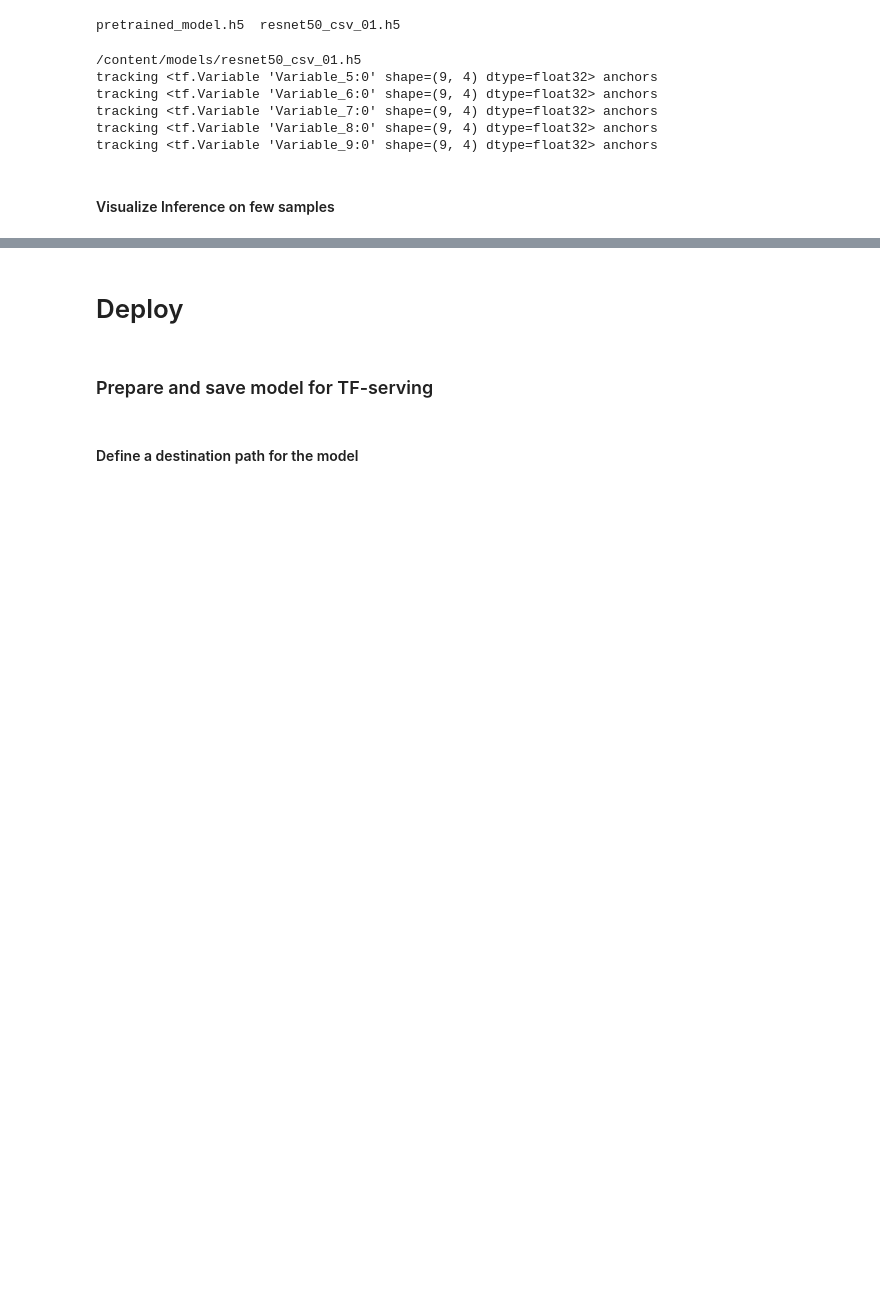
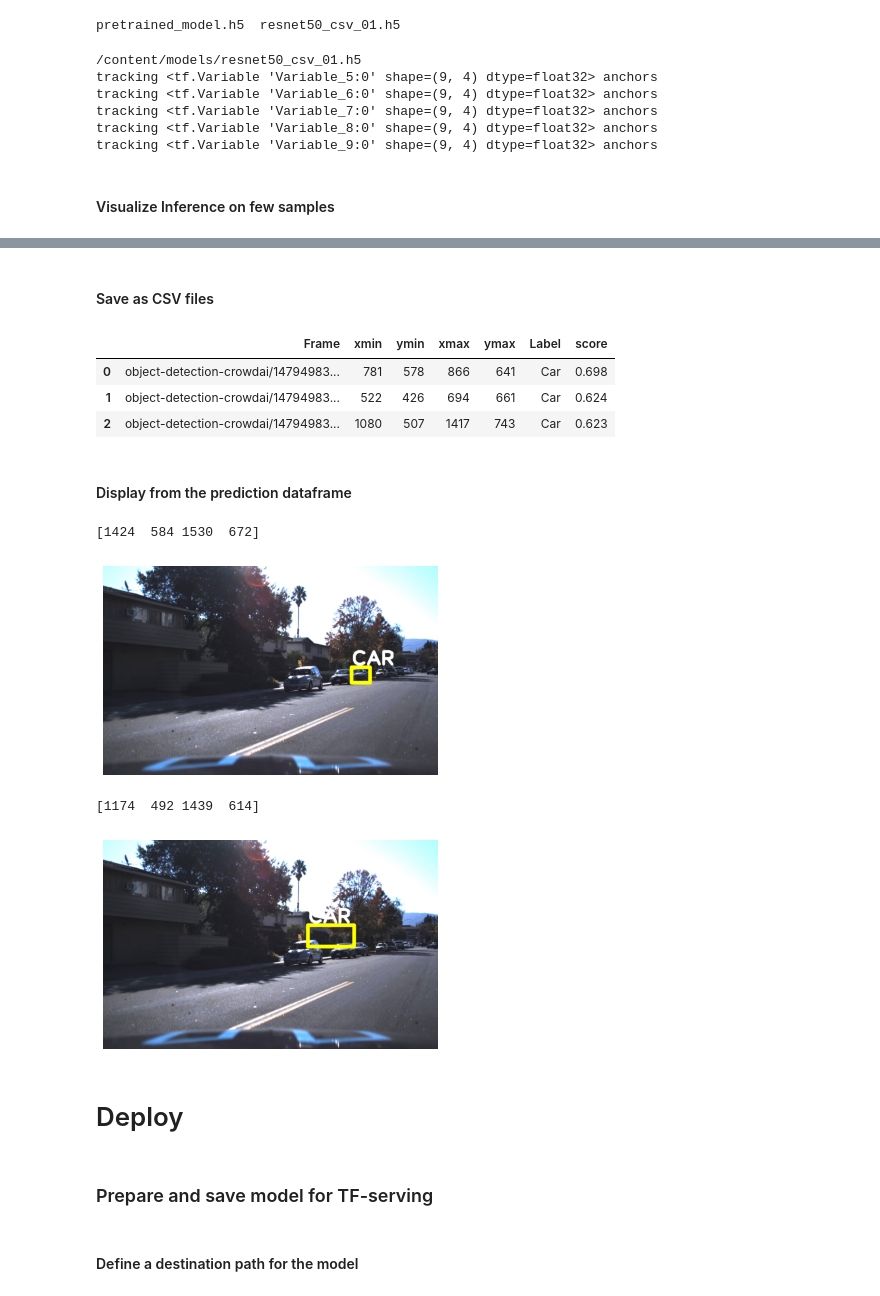
Before and after one commit to jainxy/retinanet_task, a Jupyter notebook: Retinanet_finetune_selfDrivingDataset.ipynb, the cells around one changed output, grey strips where cells are left out. Saved outputs shown, nothing was run; the diff lists cells and outputs as text; code cells hidden in the pictures; blank space fills up the shorter version.

```diff
--- a/Retinanet_finetune_selfDrivingDataset.ipynb
+++ b/Retinanet_finetune_selfDrivingDataset.ipynb
@@ -476,0 +536,2 @@ show_detected_objects(test_df.iloc[4], data_path, model, THRES_SCORE)
+# %%
+pred_df = gen_pred_df(test_df, data_path, model, THRES_SCORE)
@@ -476,0 +556,11 @@ show_detected_objects(test_df.iloc[4], data_path, model, THRES_SCORE)
+# %% [markdown]
+#### Save as CSV files
+# %%
+pred_name_df = pred_df.copy()
+pred_name_df['Label'] = pred_name_df['Label'].apply(lambda x: labels_to_names[x])
+pred_name_df.head(3)
+# %% [output]
+|  | Frame | xmin | ymin | xmax | ymax | Label | score |
+| 0 | object-detection-crowdai/14794983... | 781 | 578 | 866 | 641 | Car | 0.698 |
+| 1 | object-detection-crowdai/14794983... | 522 | 426 | 694 | 661 | Car | 0.624 |
+| 2 | object-detection-crowdai/14794983... | 1080 | 507 | 1417 | 743 | Car | 0.623 |
@@ -477,3 +575,13 @@ show_detected_objects(test_df.iloc[4], data_path, model, THRES_SCORE)
+# %% [markdown]
+#### Display from the prediction dataframe
+# %%
+disp_objects_img(pred_name_df.iloc[11], data_path)
+disp_objects_img(pred_name_df.iloc[1801], data_path)
+# %% [output]
+[1424  584 1530  672]
+[figure, added]
+[1174  492 1439  614]
+[figure, added]
 # %% [markdown]
 # Deploy
 # %% [markdown]
```
Also changed, not shown: parts of 16 cells of this notebook.
